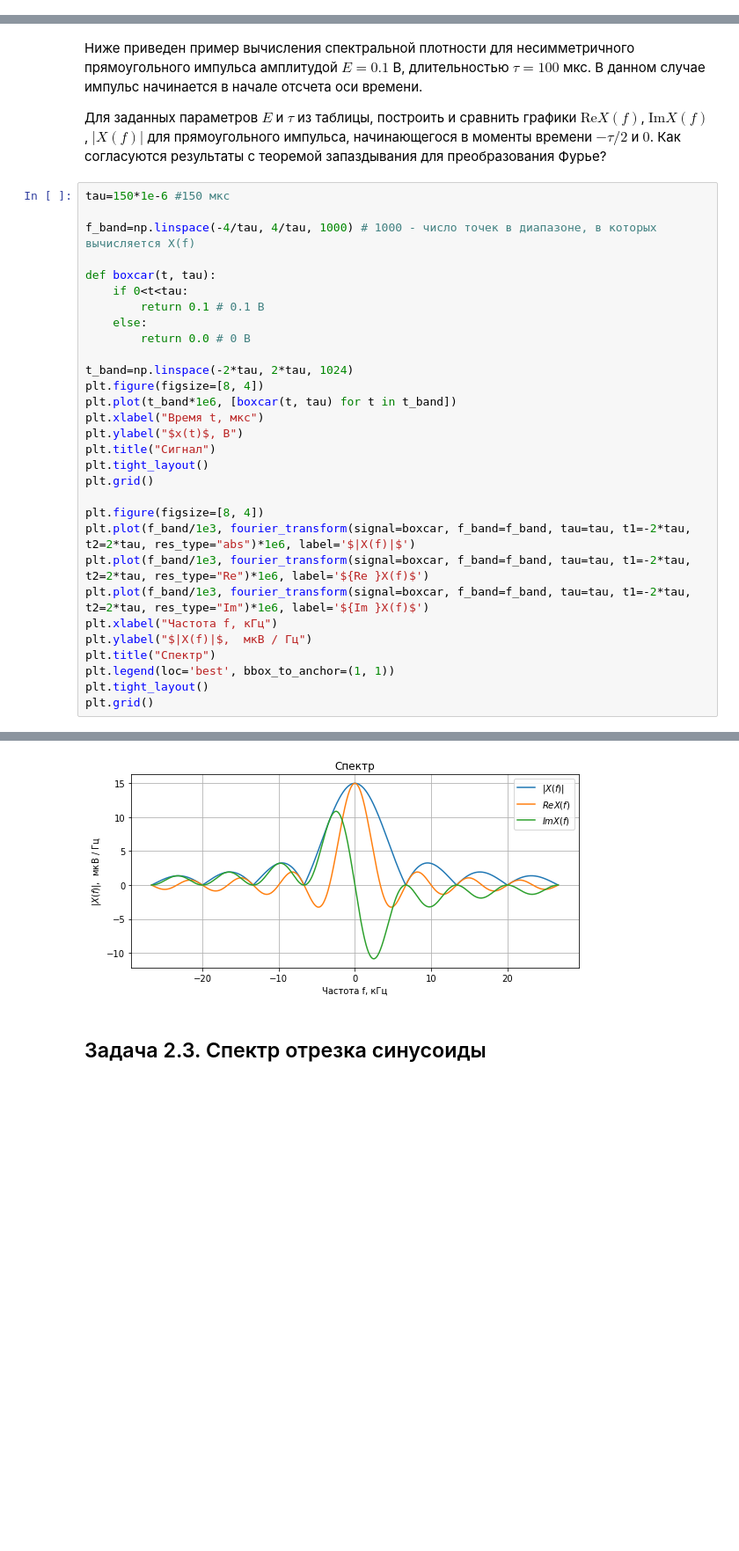
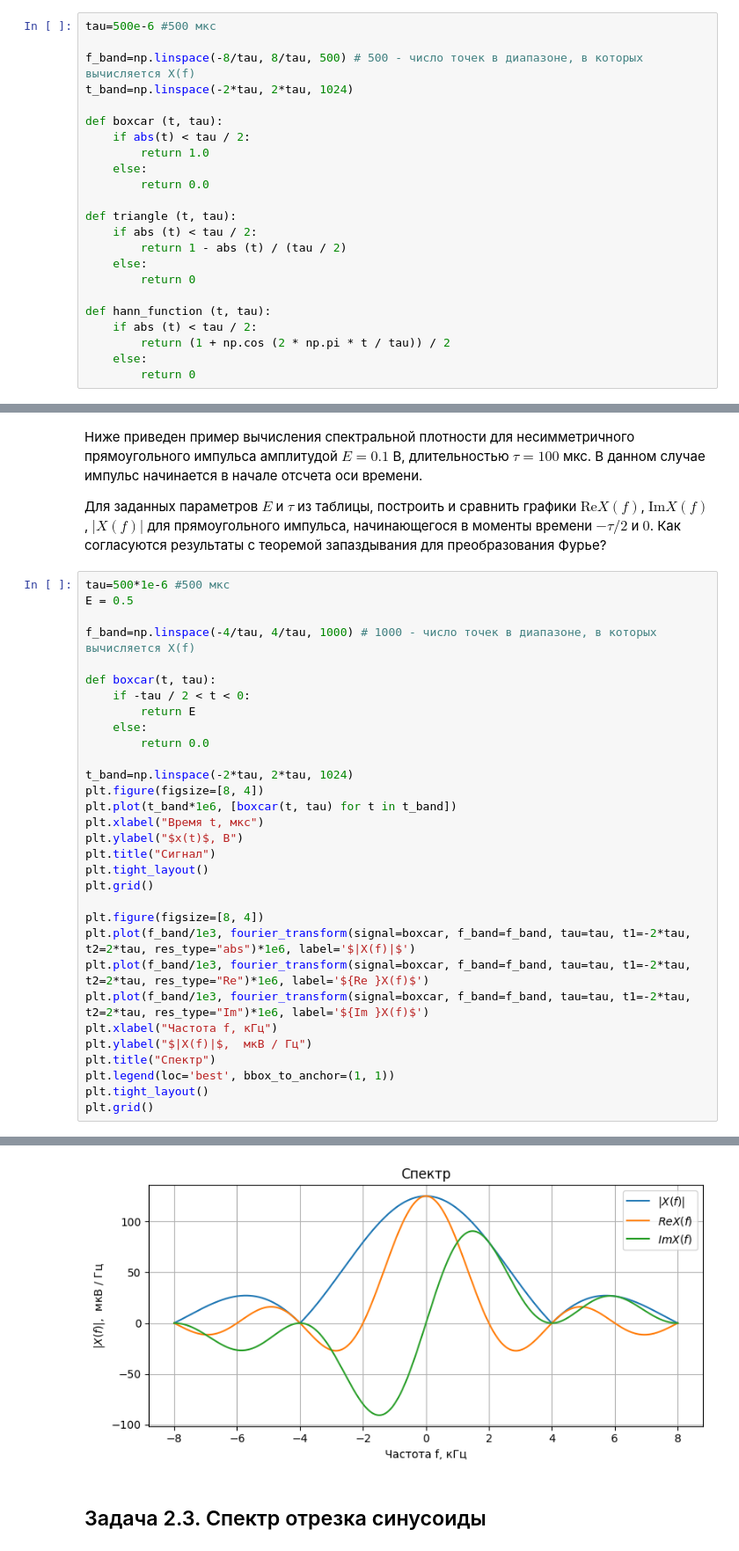
Before and after one commit to yanelox/radiophys, a Jupyter notebook: lab1/Lab1_task.ipynb, the cells around one changed output, grey strips where cells are left out. Shown at 88% size. Cells and saved outputs as stored; diff of their text form; blank space fills up the shorter version.

```diff
--- a/lab1/Lab1_task.ipynb
+++ b/lab1/Lab1_task.ipynb
@@ -434,0 +414,23 @@ plt.grid()
+# %%
+tau=500e-6 #500 мкс
+
+f_band=np.linspace(-8/tau, 8/tau, 500) # 500 - число точек в диапазоне, в которых вычисляется X(f)
+t_band=np.linspace(-2*tau, 2*tau, 1024)
+
+def boxcar (t, tau):
+    if abs(t) < tau / 2:
+        return 1.0
+    else:
+        return 0.0
+
+def triangle (t, tau):
+    if abs (t) < tau / 2:
+        return 1 - abs (t) / (tau / 2)
+    else:
+        return 0
+
+def hann_function (t, tau):
+    if abs (t) < tau / 2:
+        return (1 + np.cos (2 * np.pi * t / tau)) / 2
+    else:
+        return 0
@@ -444,15 +556,16 @@ plt.grid()
 
 Для заданных параметров $E$ и $\tau$ из таблицы, построить и сравнить графики $\text{Re} X(f)$, $\text{Im} X(f)$, $|X(f)|$ для прямоугольного импульса, начинающегося в моменты времени $-\tau /2$ и $0$. Как согласуются результаты с теоремой запаздывания для преобразования Фурье?
 # %%
-tau=150*1e-6 #150 мкс
+tau=500*1e-6 #500 мкс
+E = 0.5
 
 f_band=np.linspace(-4/tau, 4/tau, 1000) # 1000 - число точек в диапазоне, в которых вычисляется X(f)
 
 def boxcar(t, tau):
-    if 0<t<tau:
-        return 0.1 # 0.1 В
+    if -tau / 2 < t < 0:
+        return E
     else:
-        return 0.0 # 0 В
+        return 0.0
 
 t_band=np.linspace(-2*tau, 2*tau, 1024)
 plt.figure(figsize=[8, 4])
@@ -478,4 +591,4 @@ plt.grid()
-[figure, old version]
+[figure, new version]
 # %% [markdown]
 ## Задача 2.3. Спектр отрезка синусоиды
 # %% [markdown]
```
Also changed, not shown: parts of 15 cells of this notebook, 6 other files.
